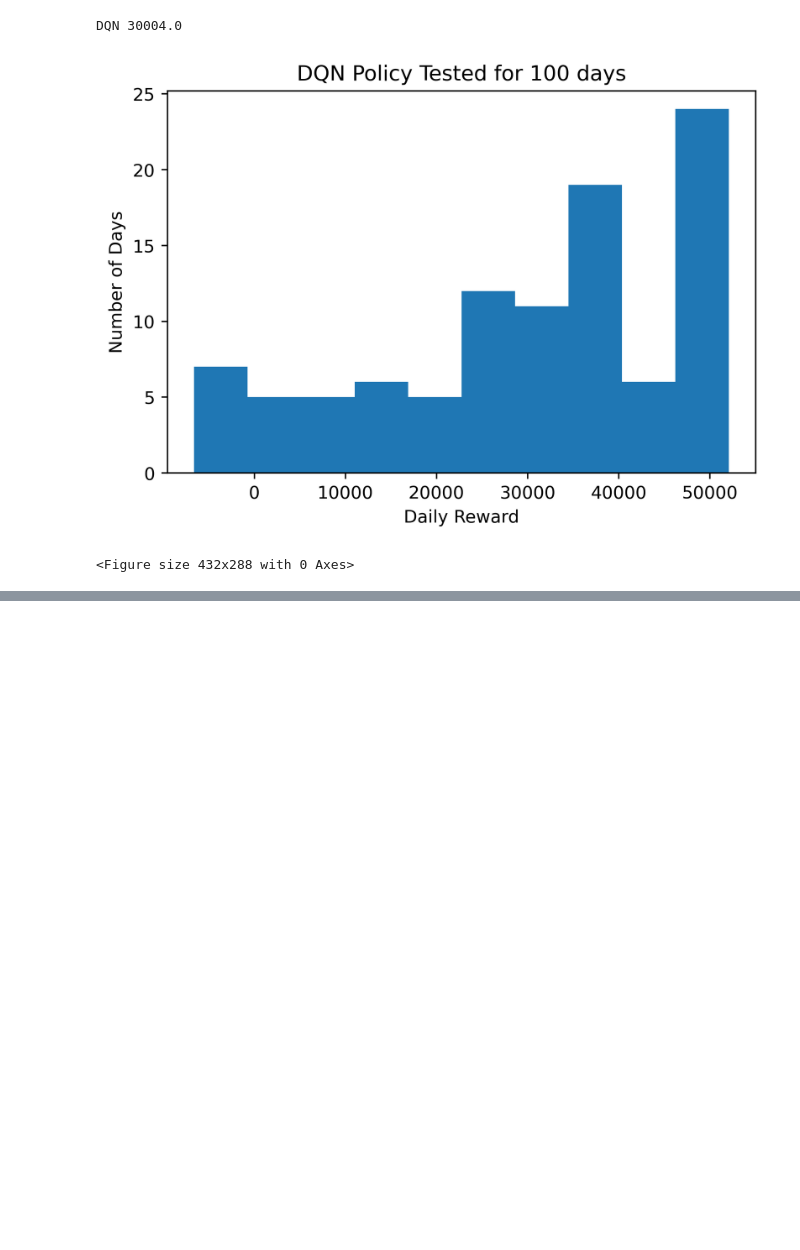
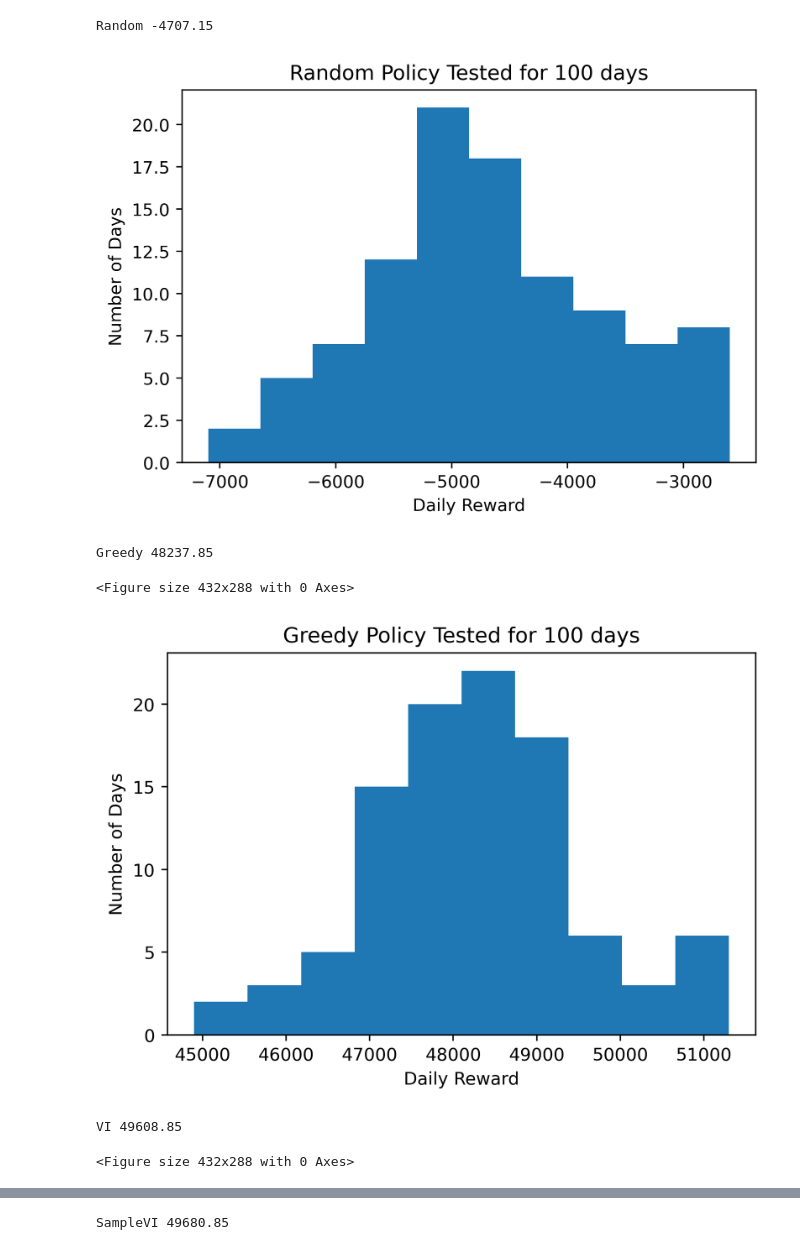
Before and after one commit to zd6/AA228_FinalProject, a Jupyter notebook: src/results/visualization.ipynb, the cells around one changed output, grey strips where cells are left out. Drawn from its saved outputs; the diff is of its cells as text; code cells hidden in the pictures; blank space fills up the shorter version.

```diff
--- a/src/results/visualization.ipynb
+++ b/src/results/visualization.ipynb
@@ -2,21 +2,25 @@
 import matplotlib.pyplot as plt
 import numpy as np
 # %%
-# policies = ["Random", "Greedy", "VI", "SampleVI", "DQN"]
-policies = ["DQN"]
+policies = ["Random", "Greedy", "VI", "SampleVI", "DQN"]
+# policies = ["DQN"]
 for policy in policies:
     stat = np.load("{}Test.npy".format(policy))
     plt.figure(dpi=400)
     dailyReward = np.sum(stat[:,:,1], axis=1)
     plt.hist(dailyReward)
     plt.ylabel("Number of Days")
     plt.xlabel("Daily Reward")
     plt.title("{} Policy Tested for 100 days".format(policy, np.mean(dailyReward)))
     print(policy, np.mean(dailyReward))
-    plt.savefig("{}Test.png".format(policy))
+    plt.savefig("{}Test_1.png".format(policy))
     plt.show()
     plt.clf()
 # %% [output]
-DQN 30004.0
+Random -4707.15
-[figure, old version]
+[figure, new version]
-<Figure size 432x288 with 0 Axes>
+Greedy 48237.85
+<Figure size 432x288 with 0 Axes>
+[figure, added]
+VI 49608.85
+<Figure size 432x288 with 0 Axes>
@@ -22,0 +28 @@ DQN 30004.0
+SampleVI 49680.85
```
Also changed, not shown: parts of 1 cell of this notebook, 14 other files.
